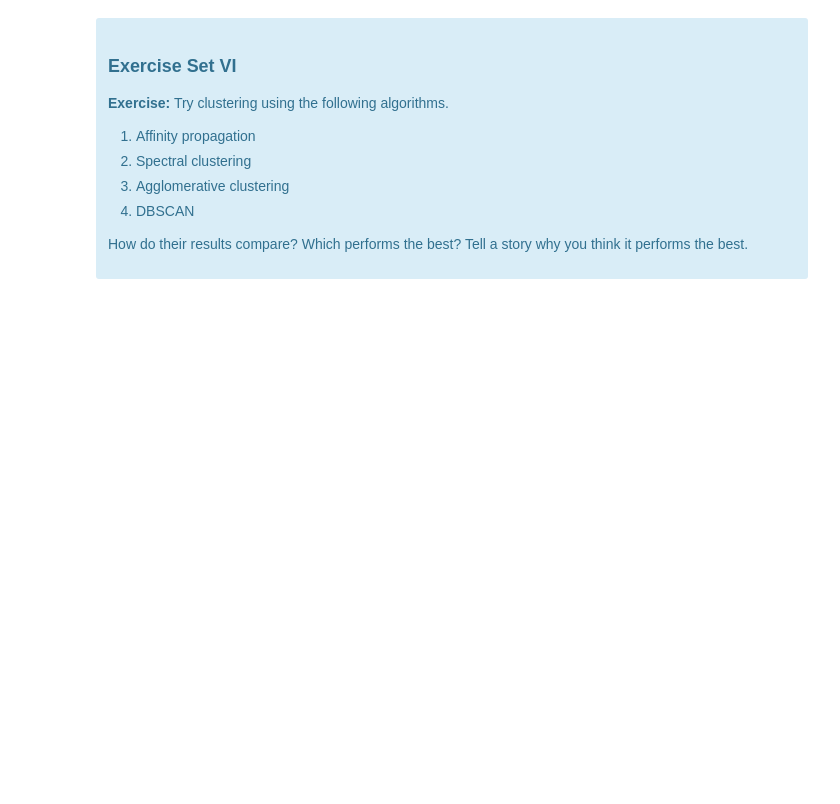
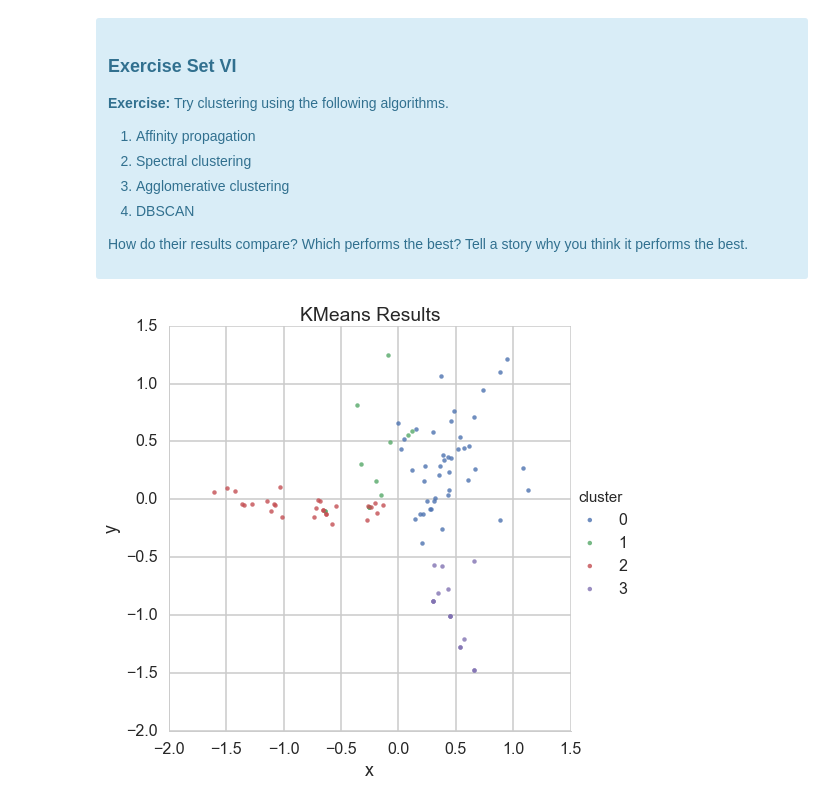
Before and after one commit to skrzym/Springboard, a Jupyter notebook: 11 - Machine Learning/05 - Introduction to Unsupervised Learning/03 - Customer Segmentation Using Clustering/Mini_Project_Clustering - Complete.ipynb, the cells around one changed output. Saved outputs shown, nothing was run; the diff lists cells and outputs as text; code cells hidden in the pictures; blank space fills up the shorter version.

```diff
--- a/11 - Machine Learning/05 - Introduction to Unsupervised Learning/03 - Customer Segmentation Using Clustering/Mini_Project_Clustering - Complete.ipynb
+++ b/11 - Machine Learning/05 - Introduction to Unsupervised Learning/03 - Customer Segmentation Using Clustering/Mini_Project_Clustering - Complete.ipynb
@@ -524,5 +524,11 @@ Source: http://scikit-learn.org/stable/modules/clustering.html
 </div>
 # %%
 # Your turn
+# %%
+sns.lmplot(data=customer_clusters,x='x',y='y',hue='cluster',legend=True,fit_reg=False,size=7)
+plt.title('KMeans Results')
+plt.show()
+# %% [output]
+[figure, added]
 # %%
 from sklearn.cluster import AffinityPropagation
```
Also changed, not shown: parts of 9 cells of this notebook, 6 other files.
